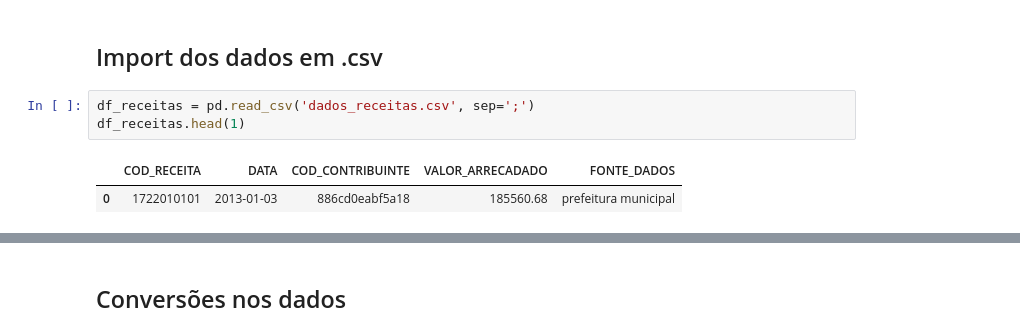
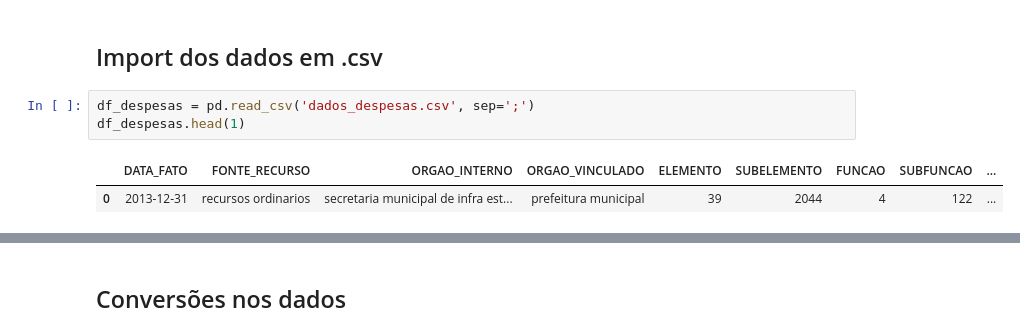
Before and after one commit to AllysonAbreu/dw_contas_publicas_2022, a Jupyter notebook: dea_despesas_dados_novos.ipynb, the cells around one changed output, grey strips where cells are left out. Cells and saved outputs as stored; diff of their text form.

```diff
--- a/dea_despesas_dados_novos.ipynb
+++ b/dea_despesas_dados_novos.ipynb
@@ -140,8 +124,8 @@ df_ibge_pib
 # %% [markdown]
 ## Import dos dados em .csv
 # %%
-df_receitas = pd.read_csv('dados_receitas.csv', sep=';')
-df_receitas.head(1)
+df_despesas = pd.read_csv('dados_despesas.csv', sep=';')
+df_despesas.head(1)
 # %% [output]
-|  | COD_RECEITA | DATA | COD_CONTRIBUINTE | VALOR_ARRECADADO | FONTE_DADOS |
-| 0 | 1722010101 | 2013-01-03 | 886cd0eabf5a18 | 185560.68 | prefeitura municipal |
+|  | DATA_FATO | FONTE_RECURSO | ORGAO_INTERNO | ORGAO_VINCULADO | ELEMENTO | SUBELEMENTO | FUNCAO | SUBFUNCAO | ... |
+| 0 | 2013-12-31 | recursos ordinarios | secretaria municipal de infra est... | prefeitura municipal | 39 | 2044 | 4 | 122 | ... |
```
Also changed, not shown: parts of 116 cells of this notebook.
